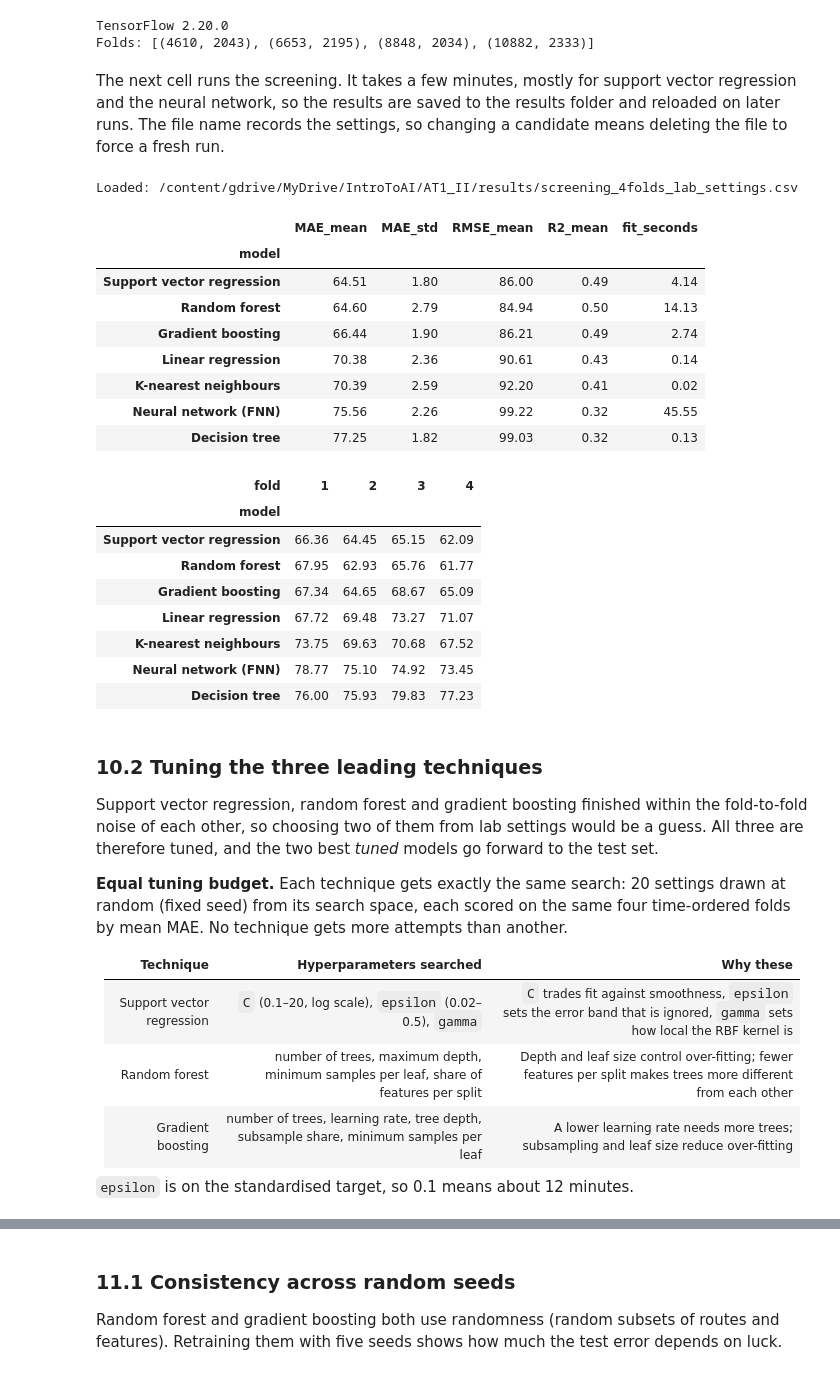
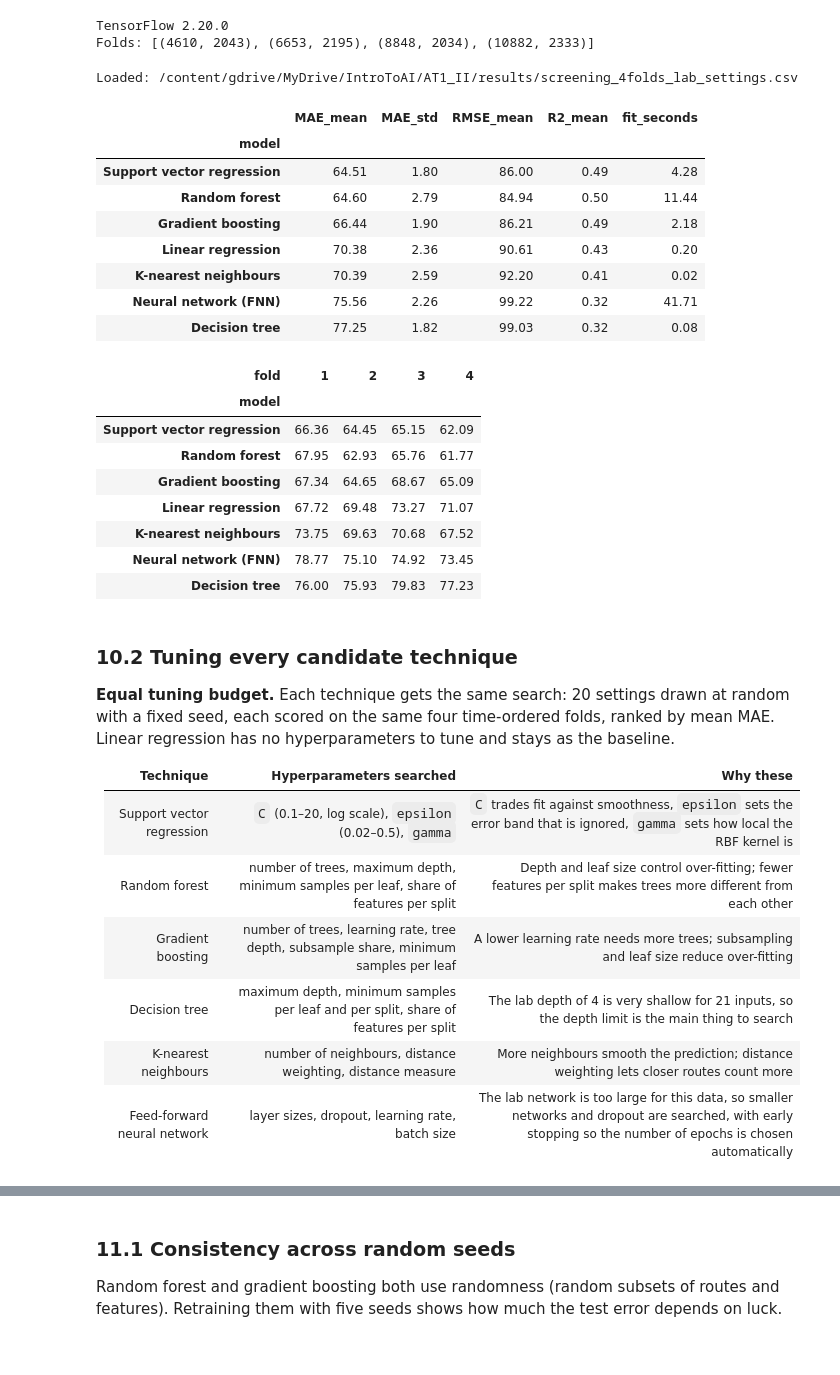
Before and after one commit to brucenguyen0302-code/last-mile-route-duration, a Jupyter notebook: notebooks/AT1_II_route_duration.ipynb, the cells around one changed output, grey strips where cells are left out. Drawn from its saved outputs; the diff is of its cells as text; code cells hidden in the pictures.

```diff
--- a/notebooks/AT1_II_route_duration.ipynb
+++ b/notebooks/AT1_II_route_duration.ipynb
@@ -801,6 +747,8 @@ from sklearn.tree import DecisionTreeRegressor
 from sklearn.ensemble import RandomForestRegressor, GradientBoostingRegressor
 from sklearn.neighbors import KNeighborsRegressor
 from sklearn.svm import SVR
+
+REUSE_SAVED_RESULTS = True
 
 class KerasFNN(BaseEstimator, RegressorMixin):
     def __init__(self, hidden=(512, 512, 100), dropout=0.0, learning_rate=1e-3, epochs=20,
@@ -865,10 +813,6 @@ print('Folds:', [(len(dev_df[dev_df.week_id.isin(a)]), len(dev_df[dev_df.week_id
 # %% [output]
 TensorFlow 2.20.0
 Folds: [(4610, 2043), (6653, 2195), (8848, 2034), (10882, 2333)]
-# %% [markdown]
-The next cell runs the screening. It takes a few minutes, mostly for support vector regression and the neural
-network, so the results are saved to the results folder and reloaded on later runs. The file name records the
-settings, so changing a candidate means deleting the file to force a fresh run.
 # %%
 candidates = {
     'Linear regression': LinearRegression(),
@@ -878,41 +822,41 @@ candidates = {
                                                    random_state=SEED),
     'K-nearest neighbours': KNeighborsRegressor(n_neighbors=5),
     'Support vector regression': SVR(kernel='rbf', C=1.0, epsilon=0.1),
     'Neural network (FNN)': KerasFNN(hidden=(512, 512, 100), epochs=20, batch_size=32),
 }
 
 SCREEN_FILE = os.path.join(RESULTS_DIR, 'screening_4folds_lab_settings.csv')
-if os.path.exists(SCREEN_FILE):
+if REUSE_SAVED_RESULTS and os.path.exists(SCREEN_FILE):
     screening = pd.read_csv(SCREEN_FILE)
     print('Loaded:', SCREEN_FILE)
 else:
     parts = []
     for name, regressor in candidates.items():
         result = evaluate_on_folds(regressor)
         result.insert(0, 'model', name)
         parts.append(result)
         print(f"{name:<27} mean MAE {result['MAE'].mean():6.2f}   {result['fit seconds'].sum():6.1f} s")
     screening = pd.concat(parts, ignore_index=True)
     screening.to_csv(SCREEN_FILE, index=False)
     print('Saved:', SCREEN_FILE)
 
 screening_summary = (screening.groupby('model')
                      .agg(MAE_mean=('MAE', 'mean'), MAE_std=('MAE', 'std'), RMSE_mean=('RMSE', 'mean'),
                           R2_mean=('R2', 'mean'), fit_seconds=('fit seconds', 'mean'))
                      .sort_values('MAE_mean'))
 display(screening_summary.round(2))
 display(screening.pivot(index='model', columns='fold', values='MAE').loc[screening_summary.index].round(2))
 # %% [output]
 Loaded: /content/gdrive/MyDrive/IntroToAI/AT1_II/results/screening_4folds_lab_settings.csv
 |  | MAE_mean | MAE_std | RMSE_mean | R2_mean | fit_seconds |
 | model |  |  |  |  |  |
-| Support vector regression | 64.51 | 1.80 | 86.00 | 0.49 | 4.14 |
-| Random forest | 64.60 | 2.79 | 84.94 | 0.50 | 14.13 |
-| Gradient boosting | 66.44 | 1.90 | 86.21 | 0.49 | 2.74 |
-| Linear regression | 70.38 | 2.36 | 90.61 | 0.43 | 0.14 |
+| Support vector regression | 64.51 | 1.80 | 86.00 | 0.49 | 4.28 |
+| Random forest | 64.60 | 2.79 | 84.94 | 0.50 | 11.44 |
+| Gradient boosting | 66.44 | 1.90 | 86.21 | 0.49 | 2.18 |
+| Linear regression | 70.38 | 2.36 | 90.61 | 0.43 | 0.20 |
 | K-nearest neighbours | 70.39 | 2.59 | 92.20 | 0.41 | 0.02 |
-| Neural network (FNN) | 75.56 | 2.26 | 99.22 | 0.32 | 45.55 |
-| Decision tree | 77.25 | 1.82 | 99.03 | 0.32 | 0.13 |
+| Neural network (FNN) | 75.56 | 2.26 | 99.22 | 0.32 | 41.71 |
+| Decision tree | 77.25 | 1.82 | 99.03 | 0.32 | 0.08 |
 | fold | 1 | 2 | 3 | 4 |
 | model |  |  |  |  |
 | Support vector regression | 66.36 | 64.45 | 65.15 | 62.09 |
@@ -923,21 +867,18 @@ Loaded: /content/gdrive/MyDrive/IntroToAI/AT1_II/results/screening_4folds_lab_se
 | Neural network (FNN) | 78.77 | 75.10 | 74.92 | 73.45 |
 | Decision tree | 76.00 | 75.93 | 79.83 | 77.23 |
 # %% [markdown]
-### 10.2 Tuning the three leading techniques
+### 10.2 Tuning every candidate technique
 
-Support vector regression, random forest and gradient boosting finished within the fold-to-fold noise of each
-other, so choosing two of them from lab settings would be a guess. All three are therefore tuned, and the two best
-*tuned* models go forward to the test set.
-
-**Equal tuning budget.** Each technique gets exactly the same search: 20 settings drawn at random (fixed seed)
-from its search space, each scored on the same four time-ordered folds by mean MAE. No technique gets more
-attempts than another.
+**Equal tuning budget.** Each technique gets the same search: 20 settings drawn at random with a fixed seed, each
+scored on the same four time-ordered folds, ranked by mean MAE. Linear regression has no hyperparameters to tune
+and stays as the baseline.
 
 | Technique | Hyperparameters searched | Why these |
 |---|---|---|
 | Support vector regression | `C` (0.1–20, log scale), `epsilon` (0.02–0.5), `gamma` | `C` trades fit against smoothness, `epsilon` sets the error band that is ignored, `gamma` sets how local the RBF kernel is |
 | Random forest | number of trees, maximum depth, minimum samples per leaf, share of features per split | Depth and leaf size control over-fitting; fewer features per split makes trees more different from each other |
 | Gradient boosting | number of trees, learning rate, tree depth, subsample share, minimum samples per leaf | A lower learning rate needs more trees; subsampling and leaf size reduce over-fitting |
-
-`epsilon` is on the standardised target, so 0.1 means about 12 minutes.
+| Decision tree | maximum depth, minimum samples per leaf and per split, share of features per split | The lab depth of 4 is very shallow for 21 inputs, so the depth limit is the main thing to search |
+| K-nearest neighbours | number of neighbours, distance weighting, distance measure | More neighbours smooth the prediction; distance weighting lets closer routes count more |
+| Feed-forward neural network | layer sizes, dropout, learning rate, batch size | The lab network is too large for this data, so smaller networks and dropout are searched, with early stopping so the number of epochs is chosen automatically |
 # %%
```
Also changed, not shown: parts of 21 cells of this notebook.
